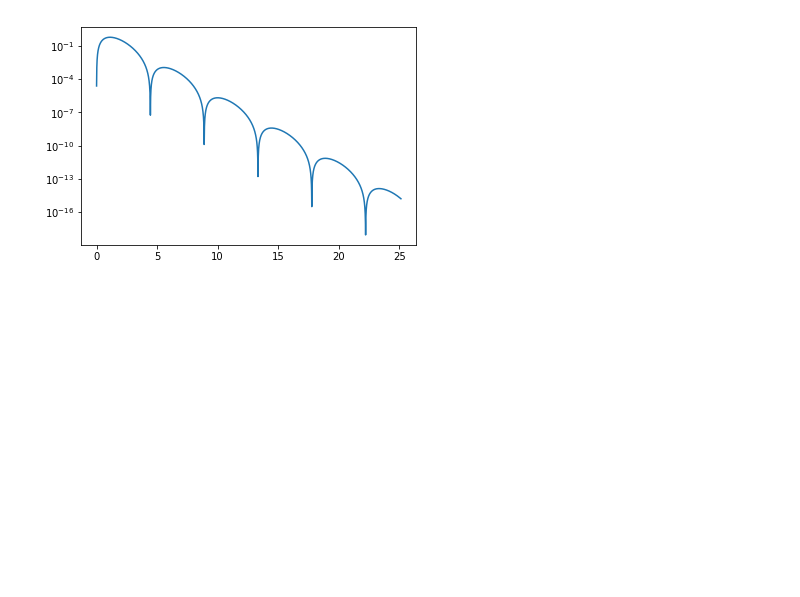
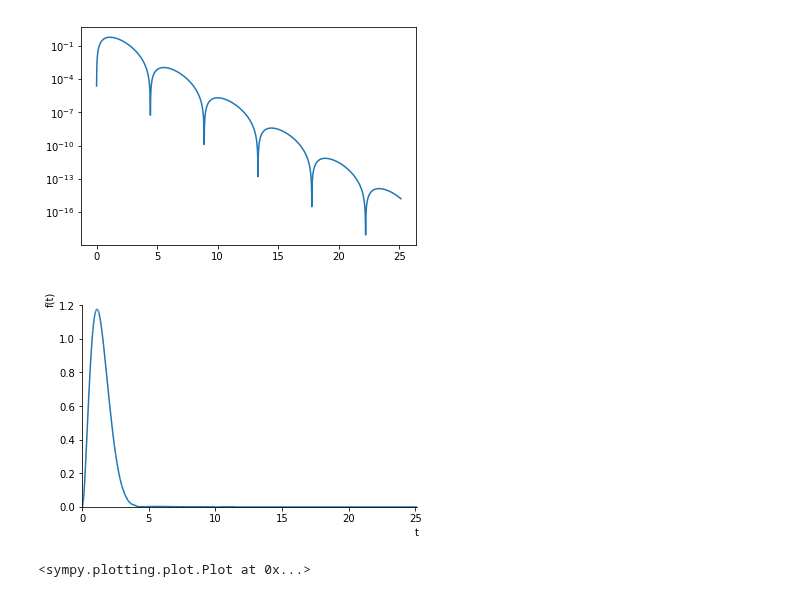
Before and after one commit to gderosa/timeq, a Jupyter notebook: comp/jupyter/detect.ipynb, the cells around one changed output. Cells and saved outputs as stored; diff of their text form; code cells hidden in the pictures; blank space fills up the shorter version.

```diff
--- a/comp/jupyter/detect.ipynb
+++ b/comp/jupyter/detect.ipynb
@@ -133,3 +133,21 @@ plt.semilogy(X, -np.gradient(Y, X))
 # %% [output]
 [<matplotlib.lines.Line2D at 0x...>]
 [figure]
+# %%
+# we have set gamma = 2*sqrt(2)
+def hatpsi(_t):
+    return \
+        2**(5/4) * \
+        Matrix([
+            [0, 0],
+            [0, 1]
+        ]) * \
+        non_unitary_psi(_t)
+# %%
+def hatpsisquarednorm(_t):
+    return abs(hatpsi(_t)[0]**2) + abs(hatpsi(_t)[1]**2)
+# %%
+plot(hatpsisquarednorm(t), (t, 0, 8*pi))
+# %% [output]
+[figure, added]
+<sympy.plotting.plot.Plot at 0x...>
```
Also changed, not shown: parts of 3 cells of this notebook.
